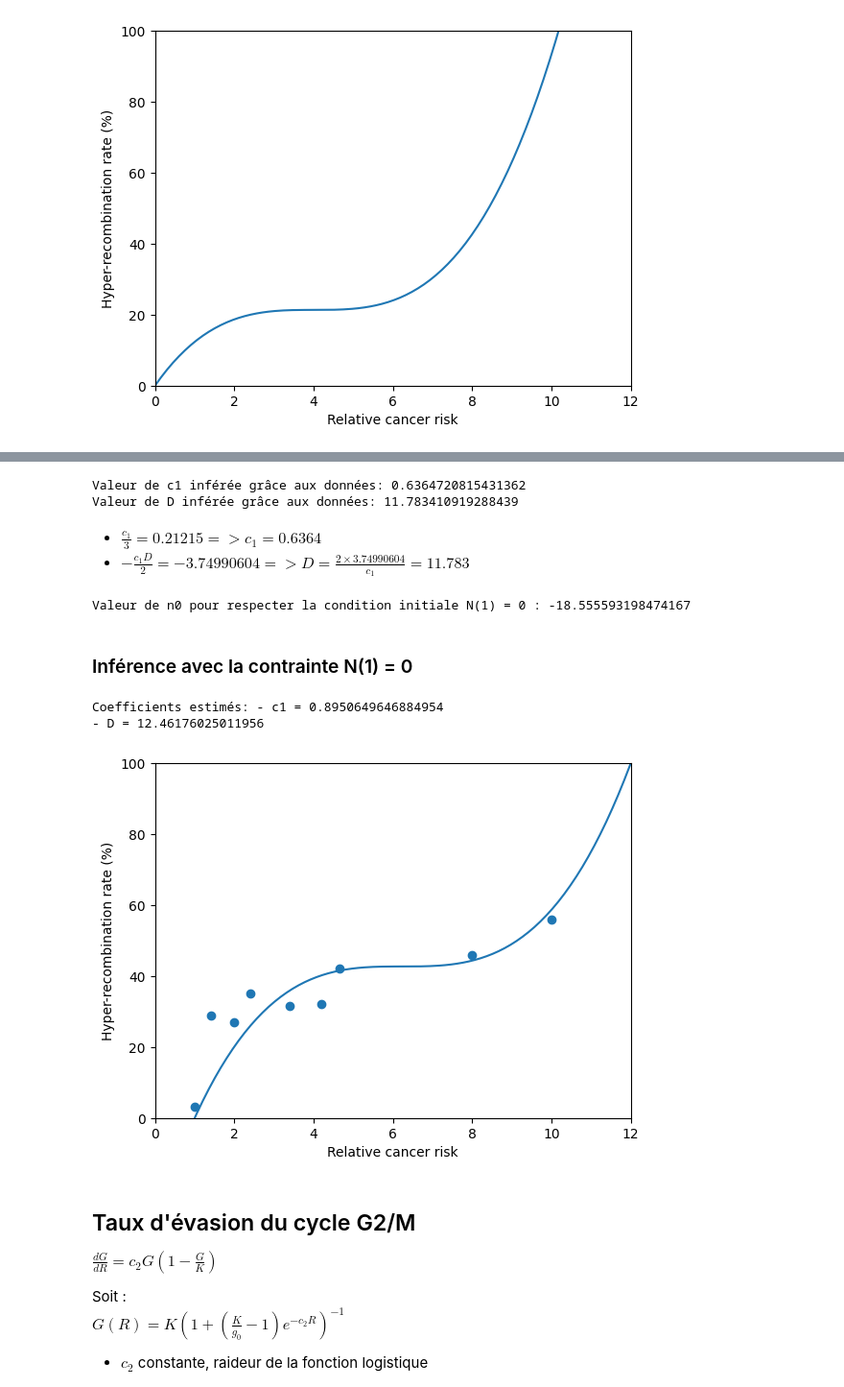
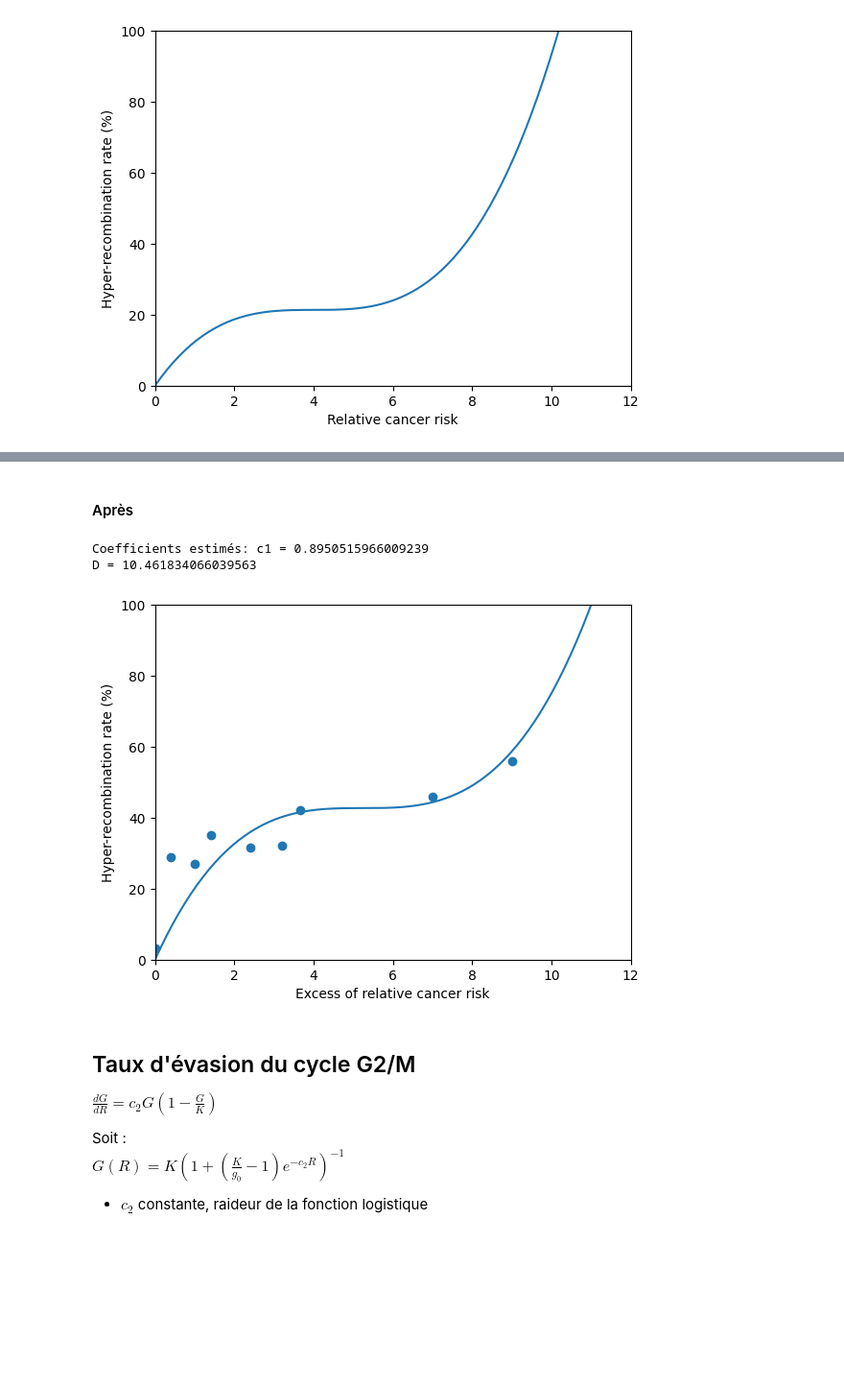
Before and after one commit to SimonBure/simulation-alzheimer, a Jupyter notebook: cancers.ipynb, the cells around one changed output, grey strips where cells are left out. Shown: that part at 96% size. Saved outputs shown, nothing was run; the diff lists cells and outputs as text; code cells hidden in the pictures; blank space fills up the shorter version.

Commit message:
Modifying cancers.ipynb to match Nicolas' modifications

```diff
--- a/cancers.ipynb
+++ b/cancers.ipynb
@@ -33,0 +23,8 @@ $\frac{dN}{dRR} = c_1 \frac{RR_0^2}{4} - c_1 RR (RR_0 - RR)$
+# %%
+err = data_frame.RR - 1
+plt.scatter(err, data_frame.Plasmide)
+plt.xlabel("Relative cancer risk excess")
+plt.ylabel("Hyper-recombination rate (%)")
+plt.xlim(0,12)
+plt.ylim(0, 100)
+plt.show()
@@ -34,12 +35,12 @@ $\frac{dN}{dRR} = c_1 \frac{RR_0^2}{4} - c_1 RR (RR_0 - RR)$
 # %%
 c1 = 1
-rr0 = 8
-relative_cancer_risk = np.linspace(0, 15, 200).reshape(-1, 1)
-derivative_hyper_recombination_rate = c1 * relative_cancer_risk * (relative_cancer_risk - rr0) + c1 * rr0**2 / 4
+errs = 8
+excess_relative_cancer_risk = np.linspace(0, 15, 200).reshape(-1, 1)
+derivative_hyper_recombination_rate = c1 * excess_relative_cancer_risk * (excess_relative_cancer_risk - errs) + c1 * errs**2 / 4
 
-plt.plot(relative_cancer_risk, derivative_hyper_recombination_rate)
+plt.plot(excess_relative_cancer_risk, derivative_hyper_recombination_rate)
 plt.ylim(0, 100)
-plt.xlabel("Relative cancer risk")
+plt.xlabel("Excess of relative cancer risk")
 plt.ylabel("Derivative of the hyper-recombination rate")
 plt.show()
 # %% [output]
@@ -114,49 +77,31 @@ plt.show()
-# %%
-c1_fitted = 3 * regression_coefs[3]
-print(f"Valeur de c1 inférée grâce aux données: {c1_fitted}")
-
-D_fitted = -2 * regression_coefs[2] / c1_fitted
-print(f"Valeur de D inférée grâce aux données: {D_fitted}")
-# %% [output]
-Valeur de c1 inférée grâce aux données: 0.6364720815431362
-Valeur de D inférée grâce aux données: 11.783410919288439
-# %% [markdown]
-- $\frac{c_1}{3} = 0.21215 => c_1 = 0.6364$
-- $-\frac{c_1 D}{2} = -3.74990604 => D = \frac{2 \times 3.74990604}{c_1} = 11.783$
-# %%
-n0 = (c1_fitted * D_fitted / 2) - (c1_fitted / 3) - (c1_fitted * D_fitted**2 / 4)
-print(f"Valeur de n0 pour respecter la condition initiale N(1) = 0 : {n0}")
-# %% [output]
-Valeur de n0 pour respecter la condition initiale N(1) = 0 : -18.555593198474167
 # %% [markdown]
-### Inférence avec la contrainte N(1) = 0
+#### Après
 # %%
-def hyper_recombination_constrained(x, c1, D):
-    n1 = c1 * (D / 2) - (c1 / 3) - (c1 * D**2 / 4)
-    return (c1 / 3) * x**3 - (c1 * D / 2) * x**2 + (c1 * D**2 / 4) * x + n1
+def get_hyper_recombination_rate(err, c1, errs):
+    return (c1 / 3) * err**3 - (c1 * errs / 2) * err**2 + (c1 * errs**2 / 4) * err
 
-initial_parameters_polynomial = [0.63, 11.7]
+initial_parameters_polynomial = [0.7, 12]
 
-fitted_parameters_constrained, fitted_cov = curve_fit(hyper_recombination_constrained, data_frame.RR, data_frame.Plasmide, p0=initial_parameters_polynomial)
+fitted_parameters_constrained, fitted_cov = curve_fit(get_hyper_recombination_rate, err, data_frame.Plasmide, p0=initial_parameters_polynomial)
 
-c1_fitted, D_fitted = fitted_parameters_constrained
+c1_fitted, errs_fitted = fitted_parameters_constrained
 
-print(f"Coefficients estimés: - c1 = {c1_fitted}\n- D = {D_fitted}\n")
+print(f"Coefficients estimés: c1 = {c1_fitted}\nD = {errs_fitted}\n")
 
-hyper_recombination_constrained_fitted = hyper_recombination_constrained(relative_cancer_risk, c1_fitted, D_fitted)
+hyper_recombination_fitted = get_hyper_recombination_rate(excess_relative_cancer_risk, c1_fitted, errs_fitted)
 
-plt.scatter(data_frame.RR, data_frame.Plasmide)
-plt.plot(relative_cancer_risk, hyper_recombination_constrained_fitted)
+plt.scatter(err, data_frame.Plasmide)
+plt.plot(excess_relative_cancer_risk, hyper_recombination_fitted)
 plt.xlim(0,12)
 plt.ylim(0, 100)
-plt.xlabel("Relative cancer risk")
+plt.xlabel("Excess of relative cancer risk")
 plt.ylabel("Hyper-recombination rate (%)")
-plt.savefig("FIGURES/hyper_recombination_rate_constrained.png")
+plt.savefig("FIGURES/hyper_recombination_rate.png")
 plt.show()
 # %% [output]
-Coefficients estimés: - c1 = 0.8950649646884954
-- D = 12.46176025011956
+Coefficients estimés: c1 = 0.8950515966009239
+D = 10.461834066039563
-[figure, old version]
+[figure, new version]
 # %% [markdown]
 ## Taux d'évasion du cycle G2/M
 $\frac{dG}{dR} = c_2 G (1 - \frac{G}{K})$
```
Also changed, not shown: parts of 21 cells of this notebook.
